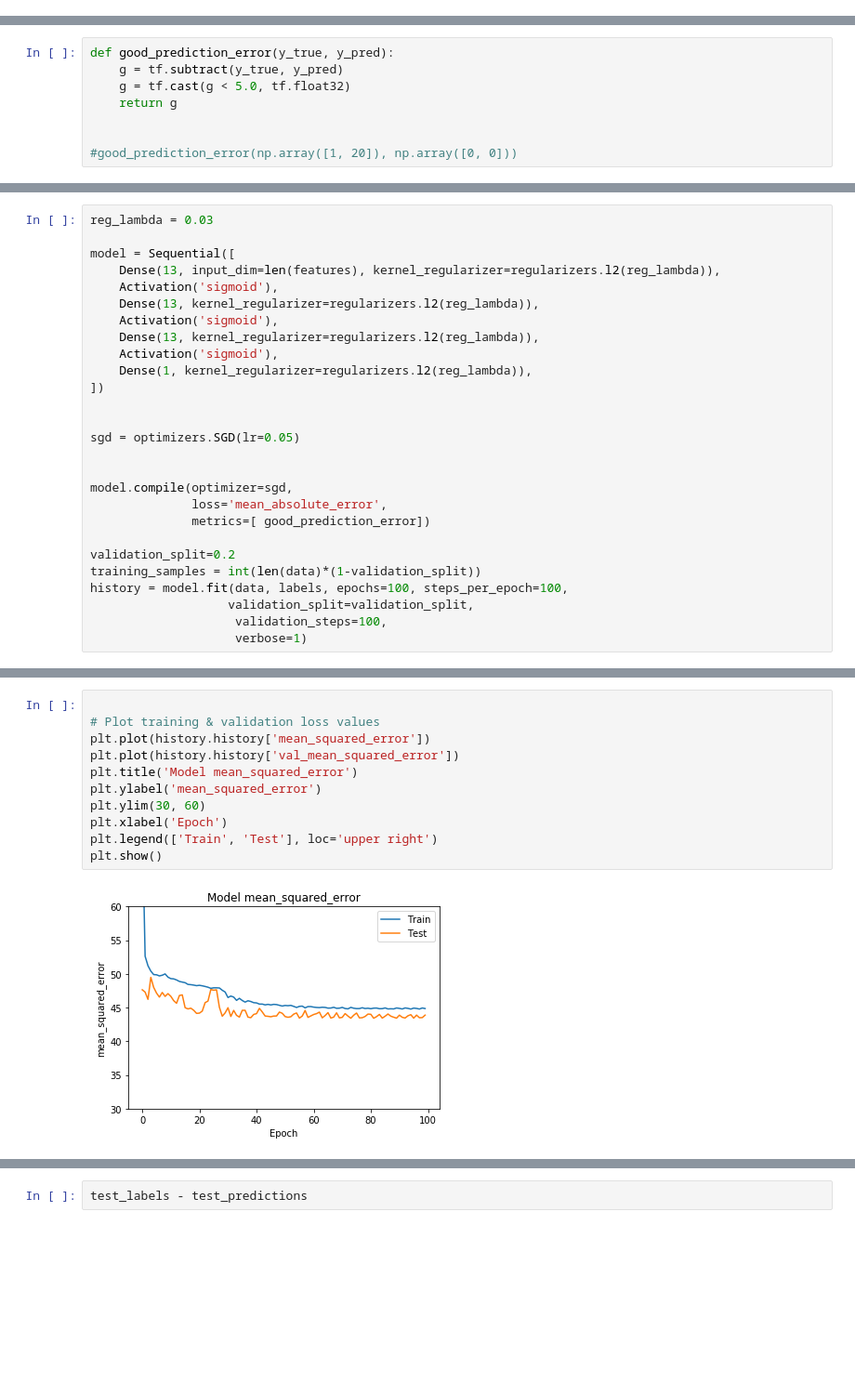
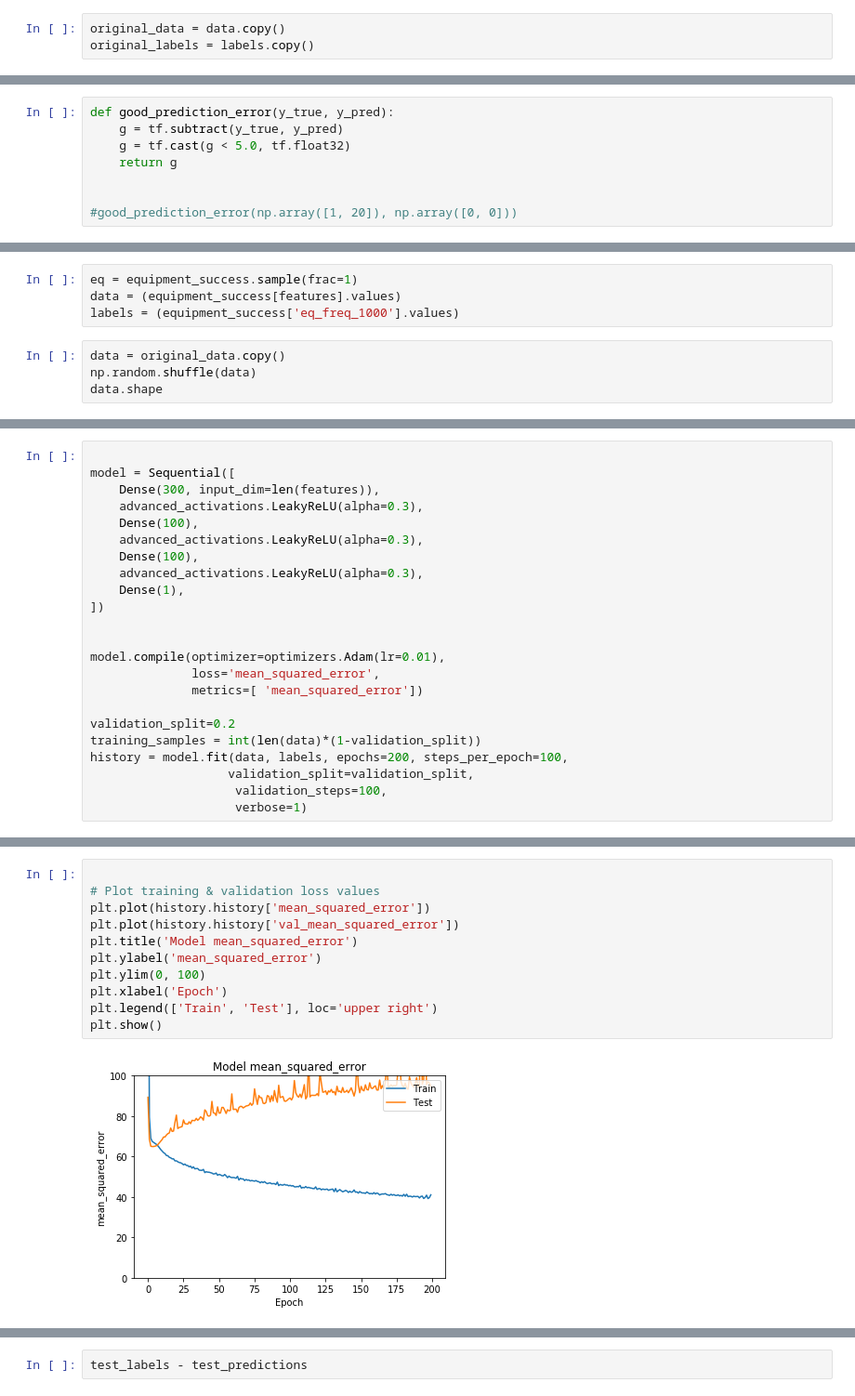
Before and after one commit to viebel/aaa-ml, a Jupyter notebook: notebooks/equipment-success-yehonathan.ipynb, the cells around one changed output, grey strips where cells are left out. Shown at 93% size. Cells and saved outputs as stored; diff of their text form; blank space fills up the shorter version.

```diff
--- a/notebooks/equipment-success-yehonathan.ipynb
+++ b/notebooks/equipment-success-yehonathan.ipynb
@@ -486,0 +348,3 @@ pairwise dense output:
+# %%
+original_data = data.copy()
+original_labels = labels.copy()
@@ -494,0 +1198,8 @@ def good_prediction_error(y_true, y_pred):
+# %%
+eq = equipment_success.sample(frac=1)
+data = (equipment_success[features].values)
+labels = (equipment_success['eq_freq_1000'].values)
+# %%
+data = original_data.copy()
+np.random.shuffle(data)
+data.shape
@@ -495,27 +1208,23 @@ def good_prediction_error(y_true, y_pred):
 # %%
-reg_lambda = 0.03
 
 model = Sequential([
-    Dense(13, input_dim=len(features), kernel_regularizer=regularizers.l2(reg_lambda)),
-    Activation('sigmoid'),
-    Dense(13, kernel_regularizer=regularizers.l2(reg_lambda)),
-    Activation('sigmoid'),
-    Dense(13, kernel_regularizer=regularizers.l2(reg_lambda)),
-    Activation('sigmoid'),
-    Dense(1, kernel_regularizer=regularizers.l2(reg_lambda)),
+    Dense(300, input_dim=len(features)),
+    advanced_activations.LeakyReLU(alpha=0.3),
+    Dense(100),
+    advanced_activations.LeakyReLU(alpha=0.3),
+    Dense(100),
+    advanced_activations.LeakyReLU(alpha=0.3),
+    Dense(1),
 ])
 
 
-sgd = optimizers.SGD(lr=0.05)
-
-
-model.compile(optimizer=sgd,
-              loss='mean_absolute_error',
-              metrics=[ good_prediction_error])
+model.compile(optimizer=optimizers.Adam(lr=0.01),
+              loss='mean_squared_error',
+              metrics=[ 'mean_squared_error'])
 
 validation_split=0.2
 training_samples = int(len(data)*(1-validation_split))
-history = model.fit(data, labels, epochs=100, steps_per_epoch=100,
+history = model.fit(data, labels, epochs=200, steps_per_epoch=100,
                    validation_split=validation_split,
                     validation_steps=100,
                     verbose=1)
@@ -557,16 +1283,16 @@ predictions = model.predict(relevant_data).transpose()[0]
 # %%
 
 # Plot training & validation loss values
 plt.plot(history.history['mean_squared_error'])
 plt.plot(history.history['val_mean_squared_error'])
 plt.title('Model mean_squared_error')
 plt.ylabel('mean_squared_error')
-plt.ylim(30, 60)
+plt.ylim(0, 100)
 plt.xlabel('Epoch')
 plt.legend(['Train', 'Test'], loc='upper right')
 plt.show()
 # %% [output]
-[figure, old version]
+[figure, new version]
 # %%
 test_dataset = equipment_success_all.copy() #[(equipment_success_valid['isMale'] == 0)
                                            # & (equipment_success_valid['decades_old'] == 7)
```
Also changed, not shown: parts of 107 cells of this notebook, 1 other file.
